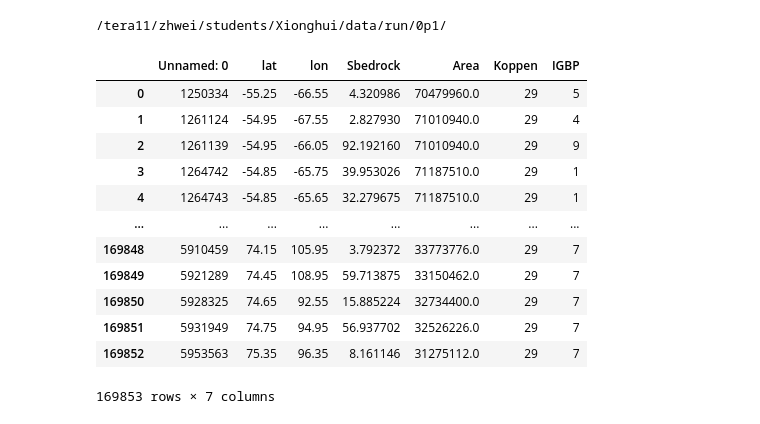
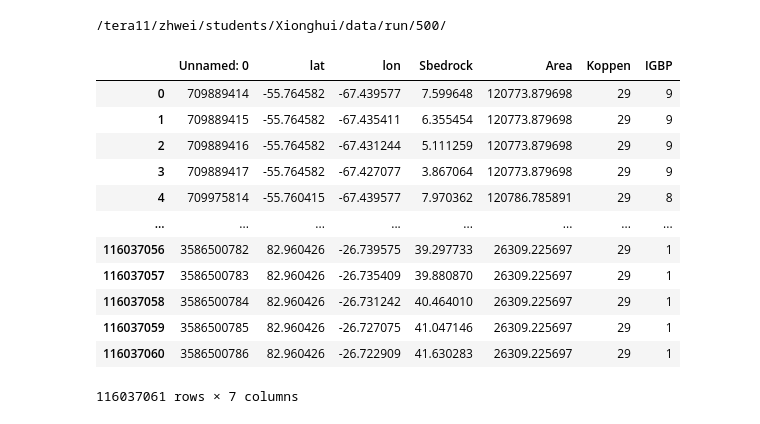
Before and after one commit to xuxh1/Bedrock, a Jupyter notebook: draw/draw_b1_box.ipynb, the cells around one changed output. Saved outputs shown, nothing was run; the diff lists cells and outputs as text; code cells hidden in the pictures.

```diff
--- a/draw/draw_b1_box.ipynb
+++ b/draw/draw_b1_box.ipynb
@@ -1,43 +1,51 @@
 # %%
 import numpy as np
 import pandas as pd
 import seaborn as sns
 import matplotlib.pyplot as plt
 import matplotlib.colors as colors
 from myfunc import timer
 from myfunc import DirMan
 import config
 import matplotlib
 
 pd.set_option('display.max_columns', None)
 font = {'family': 'Times New Roman'}
 matplotlib.rc('font', **font)
 
-resolution = config.resolution
-region     = config.region
-data_path  = config.data_path
-shp_path   = config.shp_path
-fig_path   = config.fig_path
+# configuration
+# resolution = "0p1"
+resolution = "500"
+region = [-180,180,-60,90]
+data_path = f'/tera11/zhwei/students/Xionghui/data/run/{resolution}/'
+post_data_path = '/tera11/zhwei/students/Xionghui/data/'
+shp_path = '/tera11/zhwei/students/Xionghui/data/Shp/'
+fig_path = f'/home/xuxh22/stu01/Bedrock/fig/{resolution}/'
+path = '/home/xuxh22/stu01/Bedrock/'
+if resolution == "0p1":
+    size = 0.1
+elif resolution == "500":
+    size = 0.0005
 
 print(data_path)
 
 df = pd.read_csv(f'/tera11/zhwei/students/Xionghui/data/run/{resolution}/csv/Global_igbp_koppen.csv')
 df
 # %% [output]
-/tera11/zhwei/students/Xionghui/data/run/0p1/
+/tera11/zhwei/students/Xionghui/data/run/500/
 |  | Unnamed: 0 | lat | lon | Sbedrock | Area | Koppen | IGBP |
-| 0 | 1250334 | -55.25 | -66.55 | 4.320986 | 70479960.0 | 29 | 5 |
-| 1 | 1261124 | -54.95 | -67.55 | 2.827930 | 71010940.0 | 29 | 4 |
-| 2 | 1261139 | -54.95 | -66.05 | 92.192160 | 71010940.0 | 29 | 9 |
-| 3 | 1264742 | -54.85 | -65.75 | 39.953026 | 71187510.0 | 29 | 1 |
-| 4 | 1264743 | -54.85 | -65.65 | 32.279675 | 71187510.0 | 29 | 1 |
+| 0 | 709889414 | -55.764582 | -67.439577 | 7.599648 | 120773.879698 | 29 | 9 |
+| 1 | 709889415 | -55.764582 | -67.435411 | 6.355454 | 120773.879698 | 29 | 9 |
+| 2 | 709889416 | -55.764582 | -67.431244 | 5.111259 | 120773.879698 | 29 | 9 |
+| 3 | 709889417 | -55.764582 | -67.427077 | 3.867064 | 120773.879698 | 29 | 9 |
+| 4 | 709975814 | -55.760415 | -67.439577 | 7.970362 | 120786.785891 | 29 | 8 |
 | ... | ... | ... | ... | ... | ... | ... | ... |
-| 169848 | 5910459 | 74.15 | 105.95 | 3.792372 | 33773776.0 | 29 | 7 |
-| 169849 | 5921289 | 74.45 | 108.95 | 59.713875 | 33150462.0 | 29 | 7 |
-| 169850 | 5928325 | 74.65 | 92.55 | 15.885224 | 32734400.0 | 29 | 7 |
-| 169851 | 5931949 | 74.75 | 94.95 | 56.937702 | 32526226.0 | 29 | 7 |
-| 169852 | 5953563 | 75.35 | 96.35 | 8.161146 | 31275112.0 | 29 | 7 |
+| 116037056 | 3586500782 | 82.960426 | -26.739575 | 39.297733 | 26309.225697 | 29 | 1 |
+| 116037057 | 3586500783 | 82.960426 | -26.735409 | 39.880870 | 26309.225697 | 29 | 1 |
+| 116037058 | 3586500784 | 82.960426 | -26.731242 | 40.464010 | 26309.225697 | 29 | 1 |
+| 116037059 | 3586500785 | 82.960426 | -26.727075 | 41.047146 | 26309.225697 | 29 | 1 |
+| 116037060 | 3586500786 | 82.960426 | -26.722909 | 41.630283 | 26309.225697 | 29 | 1 |
-169853 rows × 7 columns
+116037061 rows × 7 columns
 # %%
 ## group together Koppen first and second letter groups
 df_Koppen = df.copy()
```
Also changed, not shown: parts of 10 cells of this notebook, 37 other files.
